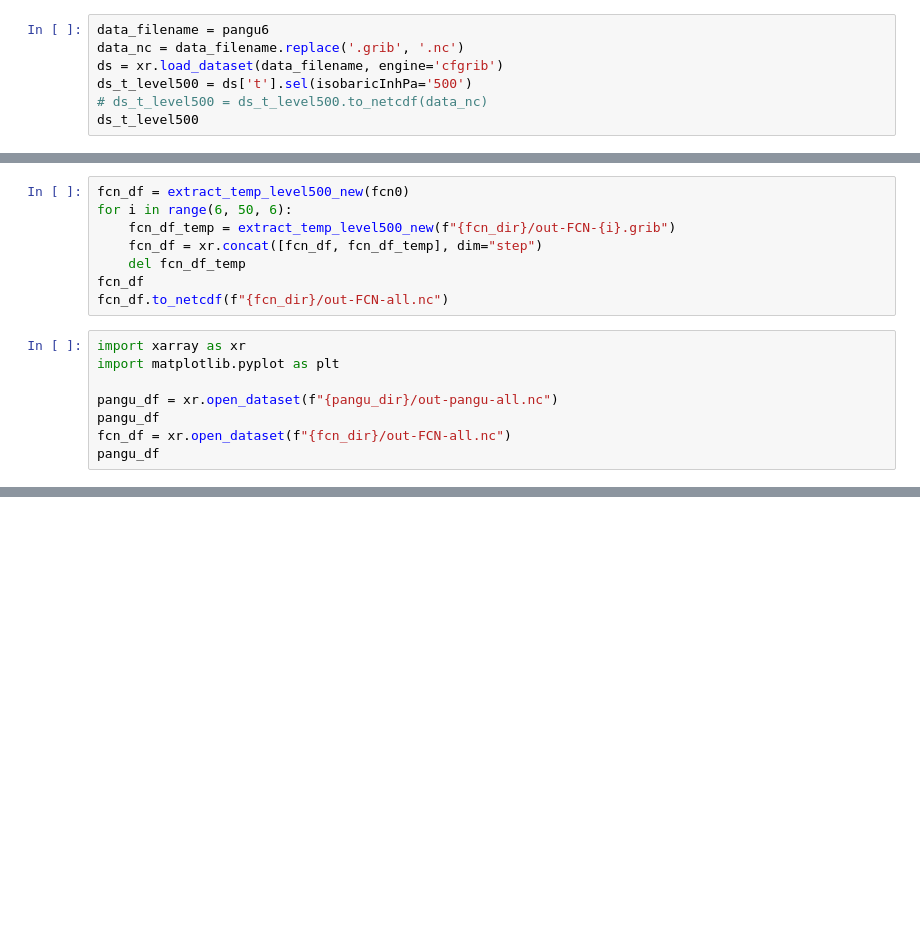
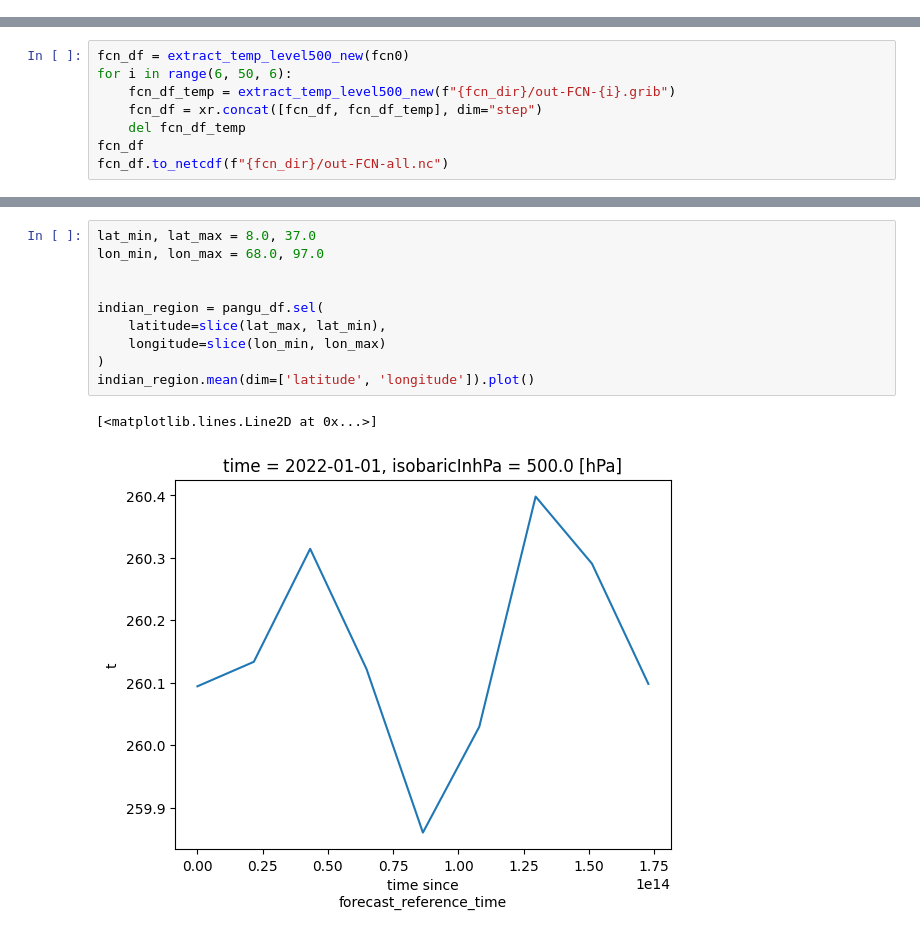
Before and after one commit to SaptarishiD/ai-models, a Jupyter notebook: src/ai_models/grib_analysis.ipynb, the cells around one changed output, grey strips where cells are left out. Drawn from its saved outputs; the diff is of its cells as text; blank space fills up the shorter version.

Commit message:
fix: reversed forecast latitudes for plotting

```diff
--- a/src/ai_models/grib_analysis.ipynb
+++ b/src/ai_models/grib_analysis.ipynb
@@ -61,7 +23,0 @@ fcn0_temp_level500 = ds['t'].isel(isobaricInhPa=1)
-# %%
-data_filename = pangu6
-data_nc = data_filename.replace('.grib', '.nc')
-ds = xr.load_dataset(data_filename, engine='cfgrib')
-ds_t_level500 = ds['t'].sel(isobaricInhPa='500')
-# ds_t_level500 = ds_t_level500.to_netcdf(data_nc)
-ds_t_level500
@@ -148,11 +37,3 @@ for i in range(6, 50, 6):
     del fcn_df_temp
 fcn_df
 fcn_df.to_netcdf(f"{fcn_dir}/out-FCN-all.nc")
-# %%
-import xarray as xr
-import matplotlib.pyplot as plt
-
-pangu_df = xr.open_dataset(f"{pangu_dir}/out-pangu-all.nc")
-pangu_df
-fcn_df = xr.open_dataset(f"{fcn_dir}/out-FCN-all.nc")
-pangu_df
@@ -239,0 +60,13 @@ maps_india(pangu_df)
+# %%
+lat_min, lat_max = 8.0, 37.0
+lon_min, lon_max = 68.0, 97.0
+
+
+indian_region = pangu_df.sel(
+    latitude=slice(lat_max, lat_min),
+    longitude=slice(lon_min, lon_max)
+)
+indian_region.mean(dim=['latitude', 'longitude']).plot()
+# %% [output]
+[<matplotlib.lines.Line2D at 0x...>]
+[figure, added]
```
Also changed, not shown: parts of 40 cells of this notebook.
